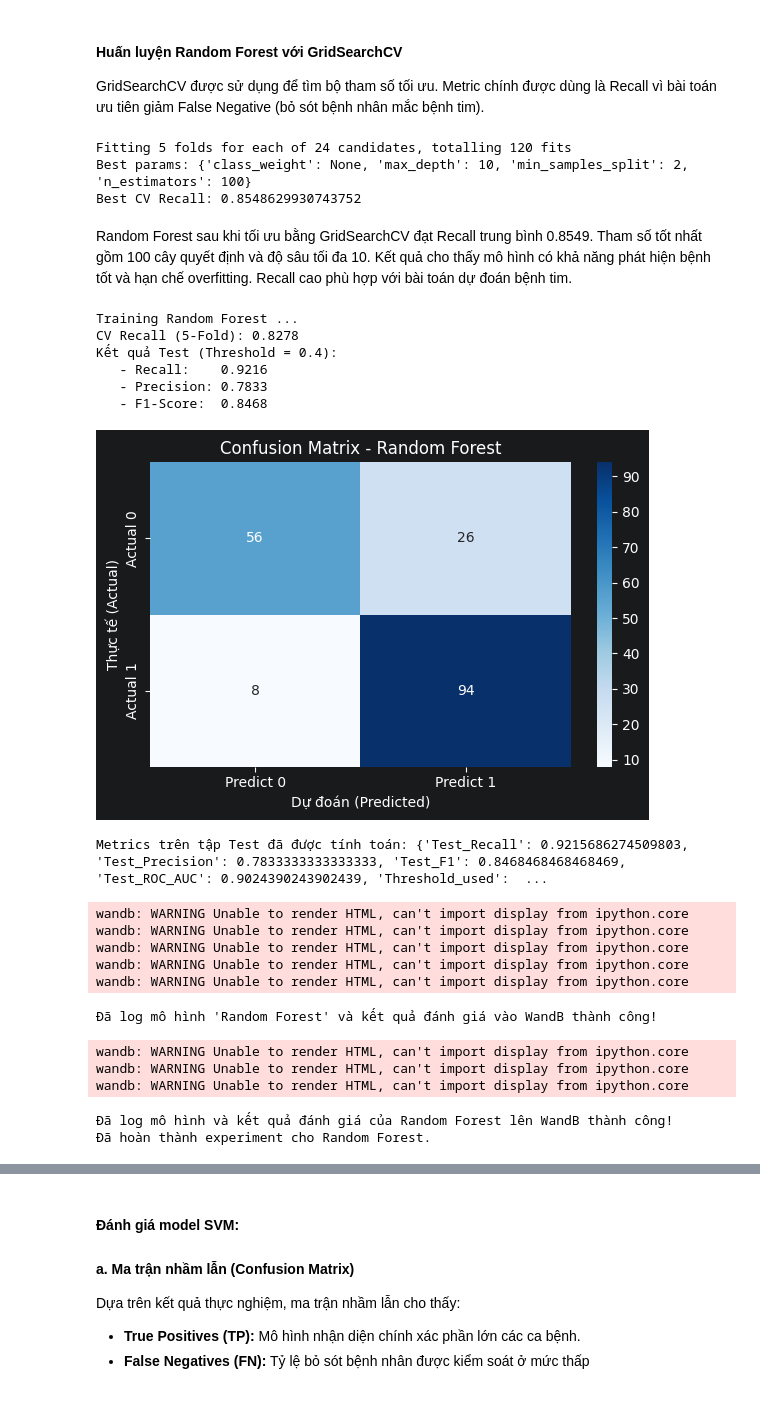
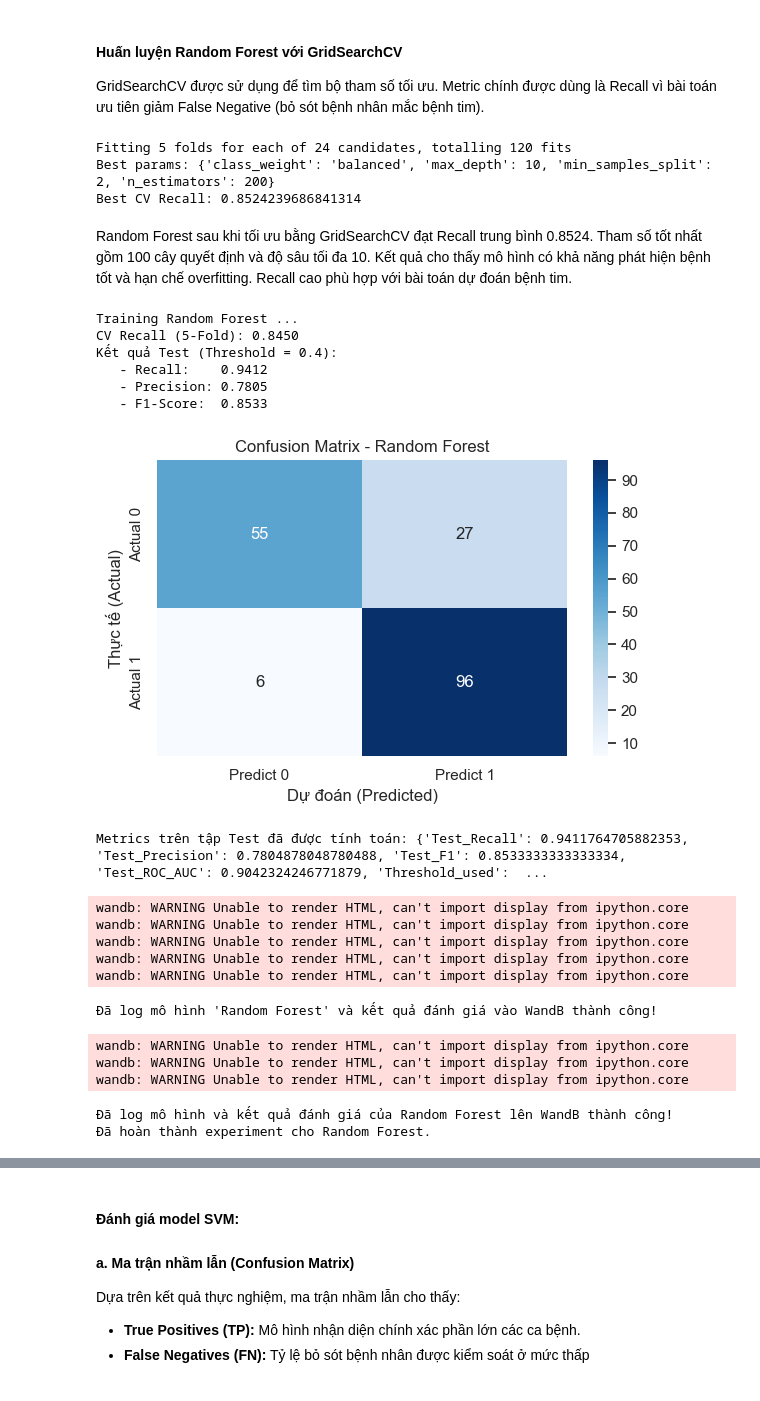
Before and after one commit to phat-05/heart-disease-classification, a Jupyter notebook: notebooks/project_analysis.ipynb, the cells around one changed output, grey strips where cells are left out. Drawn from its saved outputs; the diff is of its cells as text; code cells hidden in the pictures.

```diff
--- a/notebooks/project_analysis.ipynb
+++ b/notebooks/project_analysis.ipynb
@@ -970,0 +947,3 @@ def feature_engineering(df):
+# %%
+X_train_processed = full_preprocessing_pipeline.fit_transform(X_train)
+X_test_processed = full_preprocessing_pipeline.transform(X_test)
@@ -1484,0 +1087,32 @@ pattern phi tuyến này.
+# %%
+lr_model = LogisticRegression(max_iter=1000, random_state=RANDOM_STATE)
+cv = StratifiedKFold(n_splits=5, shuffle=True, random_state=RANDOM_STATE)
+
+num_base = ['age', 'trestbps', 'chol', 'thalch', 'oldpeak']
+cat_base = ['sex', 'cp', 'fbs', 'restecg', 'exang', 'slope']
+
+preprocessor_base = ColumnTransformer(
+    transformers=[
+        ('num', Pipeline([('imputer', SimpleImputer(strategy='median')), ('scaler', StandardScaler())]), num_base),
+        ('cat', Pipeline([('imputer', SimpleImputer(strategy='most_frequent')), ('onehot', OneHotEncoder(handle_unknown='ignore', sparse_output=False))]), cat_base)
+    ],
+    remainder='drop'
+)
+
+pipeline_base = Pipeline([
+    ('outlier_handler', OutlierHandler()),
+    ('preprocessor', preprocessor_base),
+    ('model', lr_model)
+])
+
+pipeline_fe = Pipeline([
+    ('full_preprocessor', full_preprocessing_pipeline),
+    ('model', lr_model)
+])
+
+f1_base = cross_val_score(pipeline_base, X_train, y_train, cv=cv, scoring='f1').mean()
+f1_fe = cross_val_score(pipeline_fe, X_train, y_train, cv=cv, scoring='f1').mean()
+
+print(f"F1 Baseline (Chưa FE): {f1_base:.4f}")
+print(f"F1 Sau FE (Có FE): {f1_fe:.4f}")
+print(f"Cải thiện: {((f1_fe - f1_base) / f1_base) * 100:+.2f}%")
@@ -1725,7 +1363,7 @@ grid_lr = GridSearchCV(
 Thực thi quá trình huấn luyện và quét tham số trên tập dữ liệu đã tiền xử lý. Sau khi hoàn tất, hệ thống sẽ trích xuất bộ siêu tham số tối ưu nhất và hiển thị điểm **Recall** cao nhất đạt được qua các vòng kiểm chéo.
 # %%
 #fit GridSearchCV cho Logistic Regression
-grid_lr.fit(X_train_prepared, y_train)
+grid_lr.fit(X_train_processed, y_train)
 
 
 print("Best params:", grid_lr.best_params_)
@@ -1836,42 +1474,42 @@ grid_rf = GridSearchCV(
     verbose=1
 )
 
-grid_rf.fit(X_train_prepared, y_train)
+grid_rf.fit(X_train_processed, y_train)
 
 print("Best params:", grid_rf.best_params_)
 print("Best CV Recall:", grid_rf.best_score_)
 # %% [output]
 Fitting 5 folds for each of 24 candidates, totalling 120 fits
-Best params: {'class_weight': None, 'max_depth': 10, 'min_samples_split': 2, 'n_estimators': 100}
-Best CV Recall: 0.8548629930743752
+Best params: {'class_weight': 'balanced', 'max_depth': 10, 'min_samples_split': 2, 'n_estimators': 200}
+Best CV Recall: 0.8524239686841314
 # %% [markdown]
-Random Forest sau khi tối ưu bằng GridSearchCV đạt Recall trung bình 0.8549.
+Random Forest sau khi tối ưu bằng GridSearchCV đạt Recall trung bình 0.8524.
 Tham số tốt nhất gồm 100 cây quyết định và độ sâu tối đa 10.
 Kết quả cho thấy mô hình có khả năng phát hiện bệnh tốt và hạn chế overfitting.
 Recall cao phù hợp với bài toán dự đoán bệnh tim.
 # %%
 #Run 1 (GridSearchCV)
 best_params_rf = grid_rf.best_params_
 
 rf_model, rf_metrics = train_and_run_experiment(
     model=RandomForestClassifier(**best_params_rf, random_state=RANDOM_STATE),
     model_name="Random Forest",
     config=best_params_rf,
-    X_train=X_train_prepared,
+    X_train=X_train_processed,
     y_train=y_train,
-    X_test=X_test_prepared,
+    X_test=X_test_processed,
     y_test=y_test,
-    threshold=0.4
+    threshold=THRESHOLD
 )
 # %% [output]
 Training Random Forest ...
-CV Recall (5-Fold): 0.8278
+CV Recall (5-Fold): 0.8450
 Kết quả Test (Threshold = 0.4):
-   - Recall:    0.9216
-   - Precision: 0.7833
-   - F1-Score:  0.8468
+   - Recall:    0.9412
+   - Precision: 0.7805
+   - F1-Score:  0.8533
-[figure, old version]
+[figure, new version]
-Metrics trên tập Test đã được tính toán: {'Test_Recall': 0.9215686274509803, 'Test_Precision': 0.7833333333333333, 'Test_F1': 0.8468468468468469, 'Test_ROC_AUC': 0.9024390243902439, 'Threshold_used':  ...
+Metrics trên tập Test đã được tính toán: {'Test_Recall': 0.9411764705882353, 'Test_Precision': 0.7804878048780488, 'Test_F1': 0.8533333333333334, 'Test_ROC_AUC': 0.9042324246771879, 'Threshold_used':  ...
 wandb: WARNING Unable to render HTML, can't import display from ipython.core
 wandb: WARNING Unable to render HTML, can't import display from ipython.core
 wandb: WARNING Unable to render HTML, can't import display from ipython.core
```
Also changed, not shown: parts of 228 cells of this notebook, 26 other files.
